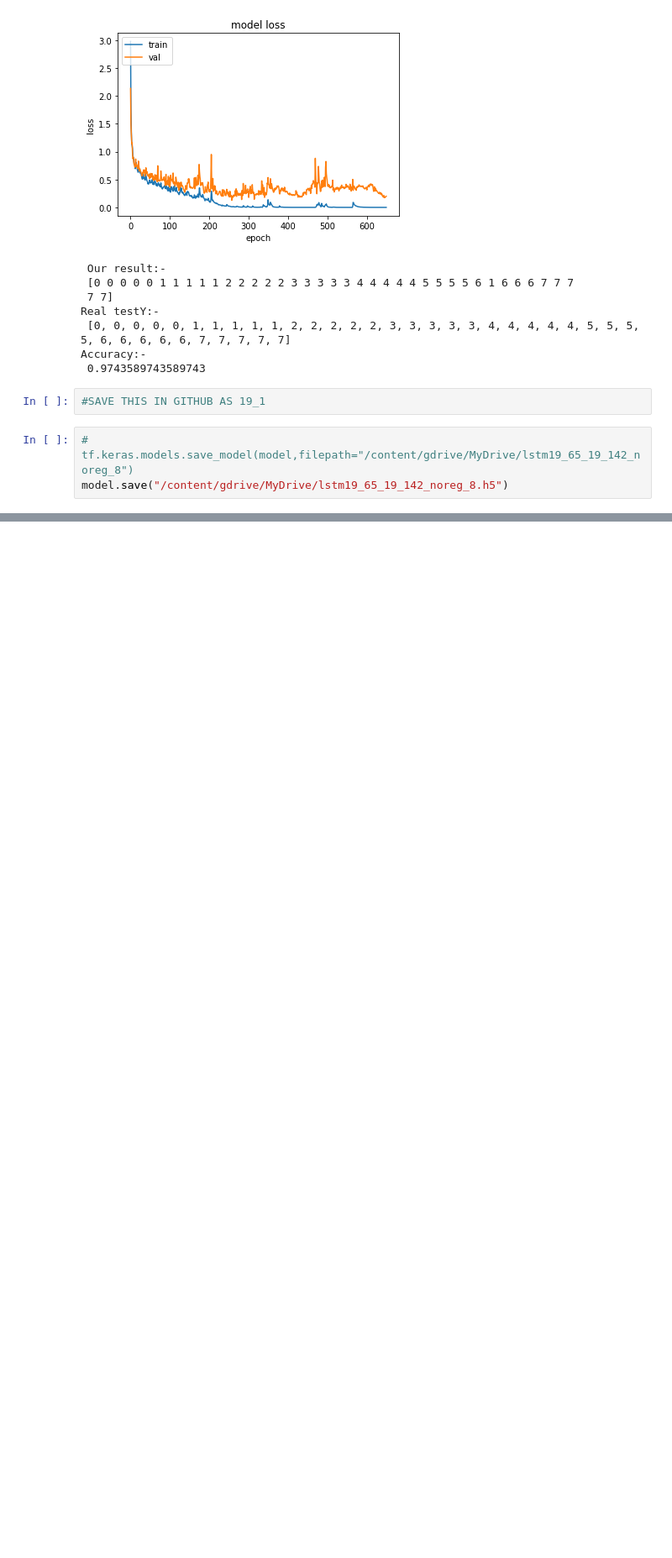
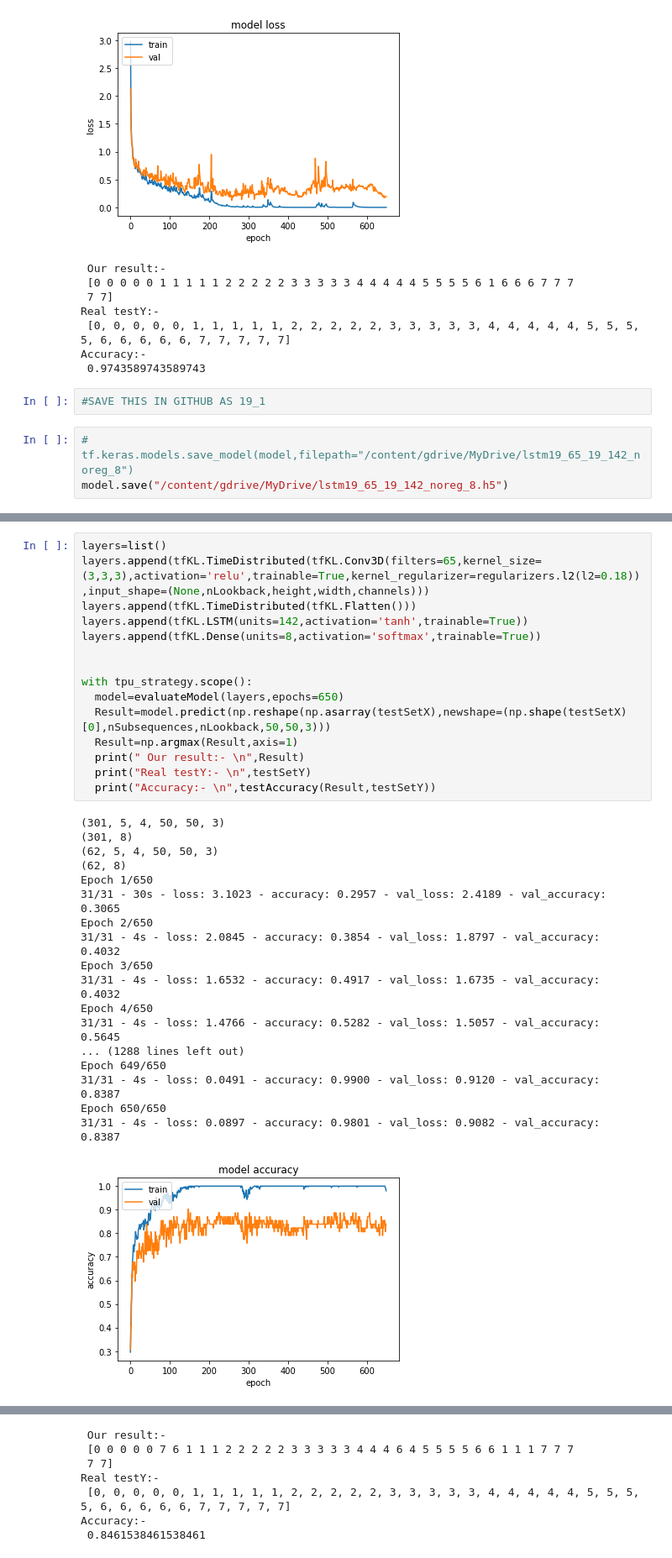
Before and after one commit to signLangProjectNIC/tf-cnn-lstm4, a Jupyter notebook: tf_cnn_lstm19_1.ipynb, the cells around one changed output, grey strips where cells are left out. Shown at 84% size. Cells and saved outputs as stored; diff of their text form; blank space fills up the shorter version.

```diff
--- a/tf_cnn_lstm19_1.ipynb
+++ b/tf_cnn_lstm19_1.ipynb
@@ -906,0 +892,34 @@ _________________________________________________________________
+# %%
+layers=list()
+layers.append(tfKL.TimeDistributed(tfKL.Conv3D(filters=65,kernel_size=(3,3,3),activation='relu',trainable=True,kernel_regularizer=regularizers.l2(l2=0.18)),input_shape=(None,nLookback,height,width,channels)))
+layers.append(tfKL.TimeDistributed(tfKL.Flatten()))
+layers.append(tfKL.LSTM(units=142,activation='tanh',trainable=True))
+layers.append(tfKL.Dense(units=8,activation='softmax',trainable=True))
+
+
+with tpu_strategy.scope():
+  model=evaluateModel(layers,epochs=650)
+  Result=model.predict(np.reshape(np.asarray(testSetX),newshape=(np.shape(testSetX)[0],nSubsequences,nLookback,50,50,3)))
+  Result=np.argmax(Result,axis=1)
+  print(" Our result:- \n",Result)
+  print("Real testY:- \n",testSetY)
+  print("Accuracy:- \n",testAccuracy(Result,testSetY))
+# %% [output]
+(301, 5, 4, 50, 50, 3)
+(301, 8)
+(62, 5, 4, 50, 50, 3)
+(62, 8)
+Epoch 1/650
+31/31 - 30s - loss: 3.1023 - accuracy: 0.2957 - val_loss: 2.4189 - val_accuracy: 0.3065
+Epoch 2/650
+31/31 - 4s - loss: 2.0845 - accuracy: 0.3854 - val_loss: 1.8797 - val_accuracy: 0.4032
+Epoch 3/650
+31/31 - 4s - loss: 1.6532 - accuracy: 0.4917 - val_loss: 1.6735 - val_accuracy: 0.4032
+Epoch 4/650
+31/31 - 4s - loss: 1.4766 - accuracy: 0.5282 - val_loss: 1.5057 - val_accuracy: 0.5645
+... (1288 lines left out)
+Epoch 649/650
+31/31 - 4s - loss: 0.0491 - accuracy: 0.9900 - val_loss: 0.9120 - val_accuracy: 0.8387
+Epoch 650/650
+31/31 - 4s - loss: 0.0897 - accuracy: 0.9801 - val_loss: 0.9082 - val_accuracy: 0.8387
+[figure, added]
@@ -906,0 +927,7 @@ _________________________________________________________________
+ Our result:-
+ [0 0 0 0 0 7 6 1 1 1 2 2 2 2 2 3 3 3 3 3 4 4 4 6 4 5 5 5 5 6 6 1 1 1 7 7 7
+ 7 7]
+Real testY:-
+ [0, 0, 0, 0, 0, 1, 1, 1, 1, 1, 2, 2, 2, 2, 2, 3, 3, 3, 3, 3, 4, 4, 4, 4, 4, 5, 5, 5, 5, 6, 6, 6, 6, 6, 7, 7, 7, 7, 7]
+Accuracy:-
+ 0.8461538461538461
```
Also changed, not shown: parts of 7 cells of this notebook.
